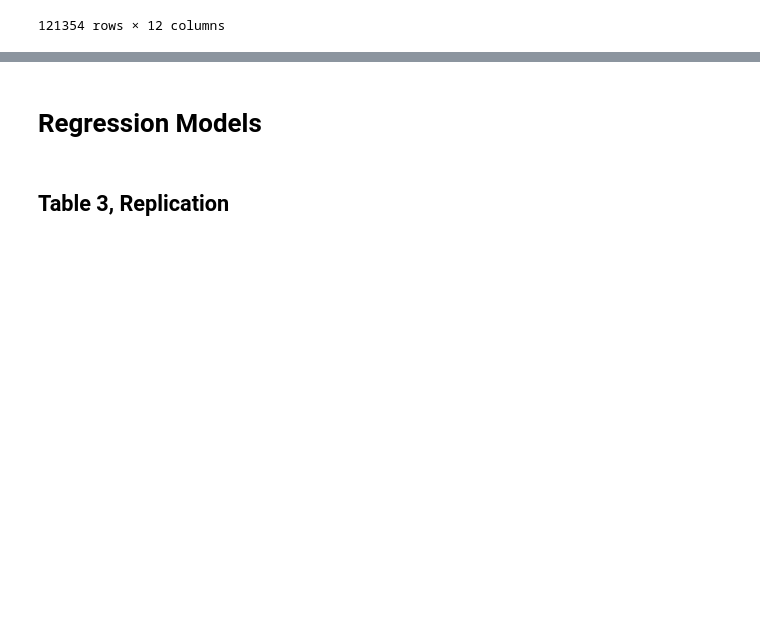
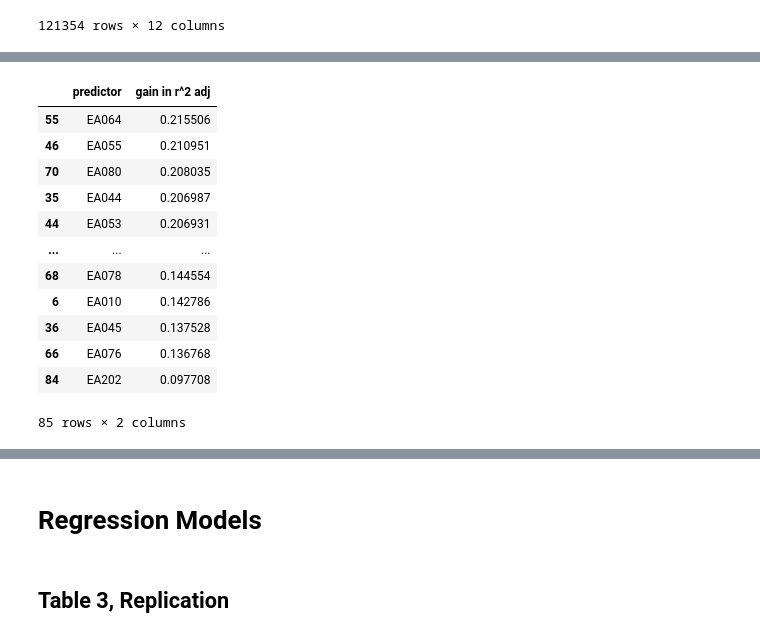
Before and after one commit to rureddish/EPFL_MGT-494_Paper_Extension, a Jupyter notebook: explore.ipynb, the cells around one changed output, grey strips where cells are left out. Drawn from its saved outputs; the diff is of its cells as text; code cells hidden in the pictures; blank space fills up the shorter version.

```diff
--- a/explore.ipynb
+++ b/explore.ipynb
@@ -522,0 +582,29 @@ Notes:
+# %%
+function_dict = {'predictor': [], 'gain in r^2 adj':[]}
+for column in df_cross_country_ea.columns:
+    if column.startswith('EA') and column != best[0]:
+        column  = column
+        outcome = "flfp2000 ~  "
+        base_form = 'plow + agricultural_suitability + tropical_climate + large_animals + political_hierarchies + economic_complexity + C(EA034)'
+        res = smf.ols(formula=outcome+base_form+f'+ C({column}) + C({best[0]})', data=df_cross_country_ea).fit(cov_type='HC1')
+
+        function_dict['gain in r^2 adj'].append(res.rsquared_adj-base_rsq)
+        function_dict['predictor'].append(column)
+
+function_df = pd.DataFrame(function_dict).sort_values(by=['gain in r^2 adj'], ascending = False)
+best.append(function_df['predictor'].iloc[0])
+function_df
+# %% [output]
+|  | predictor | gain in r^2 adj |
+| 55 | EA064 | 0.215506 |
+| 46 | EA055 | 0.210951 |
+| 70 | EA080 | 0.208035 |
+| 35 | EA044 | 0.206987 |
+| 44 | EA053 | 0.206931 |
+| ... | ... | ... |
+| 68 | EA078 | 0.144554 |
+| 6 | EA010 | 0.142786 |
+| 36 | EA045 | 0.137528 |
+| 66 | EA076 | 0.136768 |
+| 84 | EA202 | 0.097708 |
+85 rows × 2 columns
```
Also changed, not shown: parts of 15 cells of this notebook.
